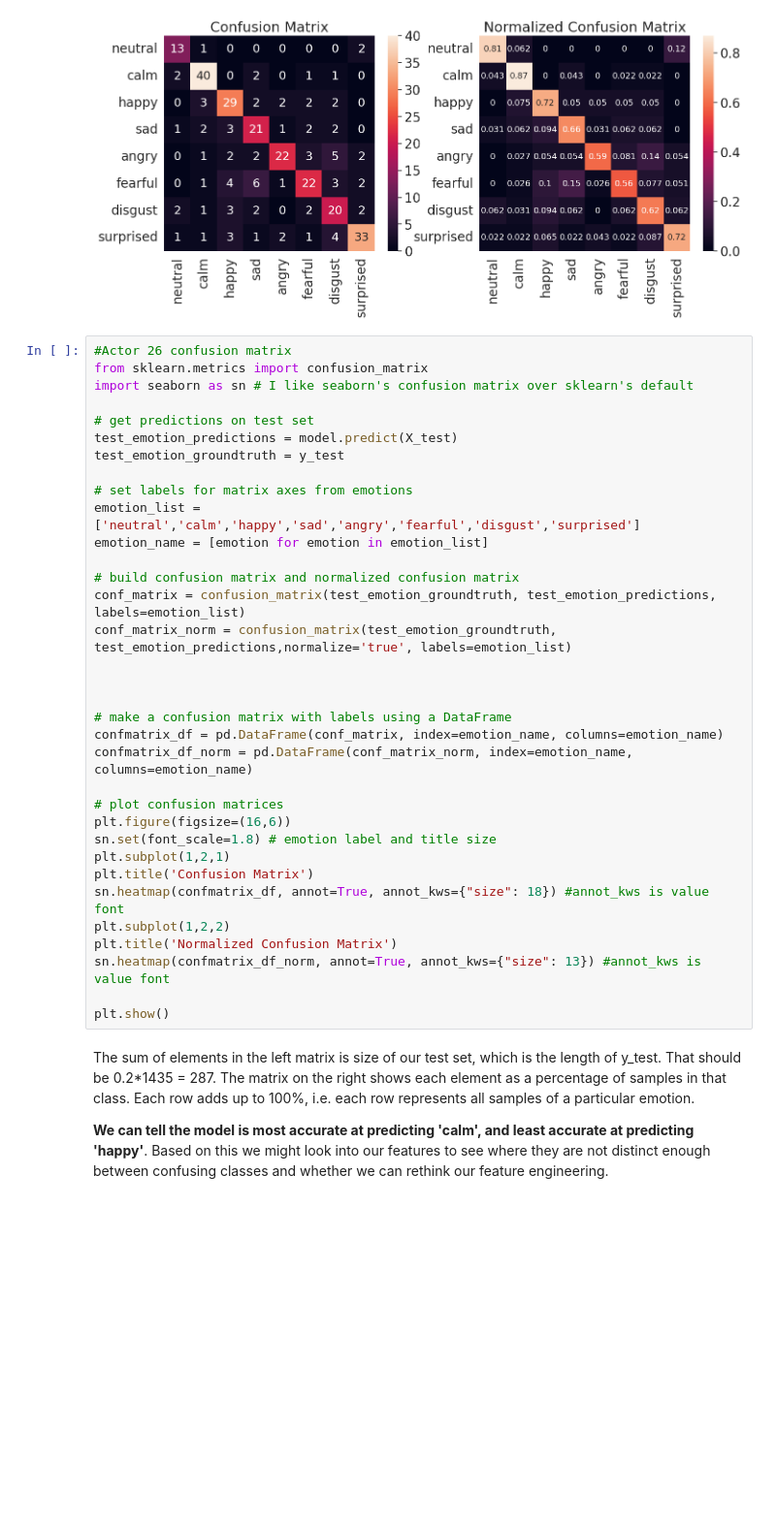
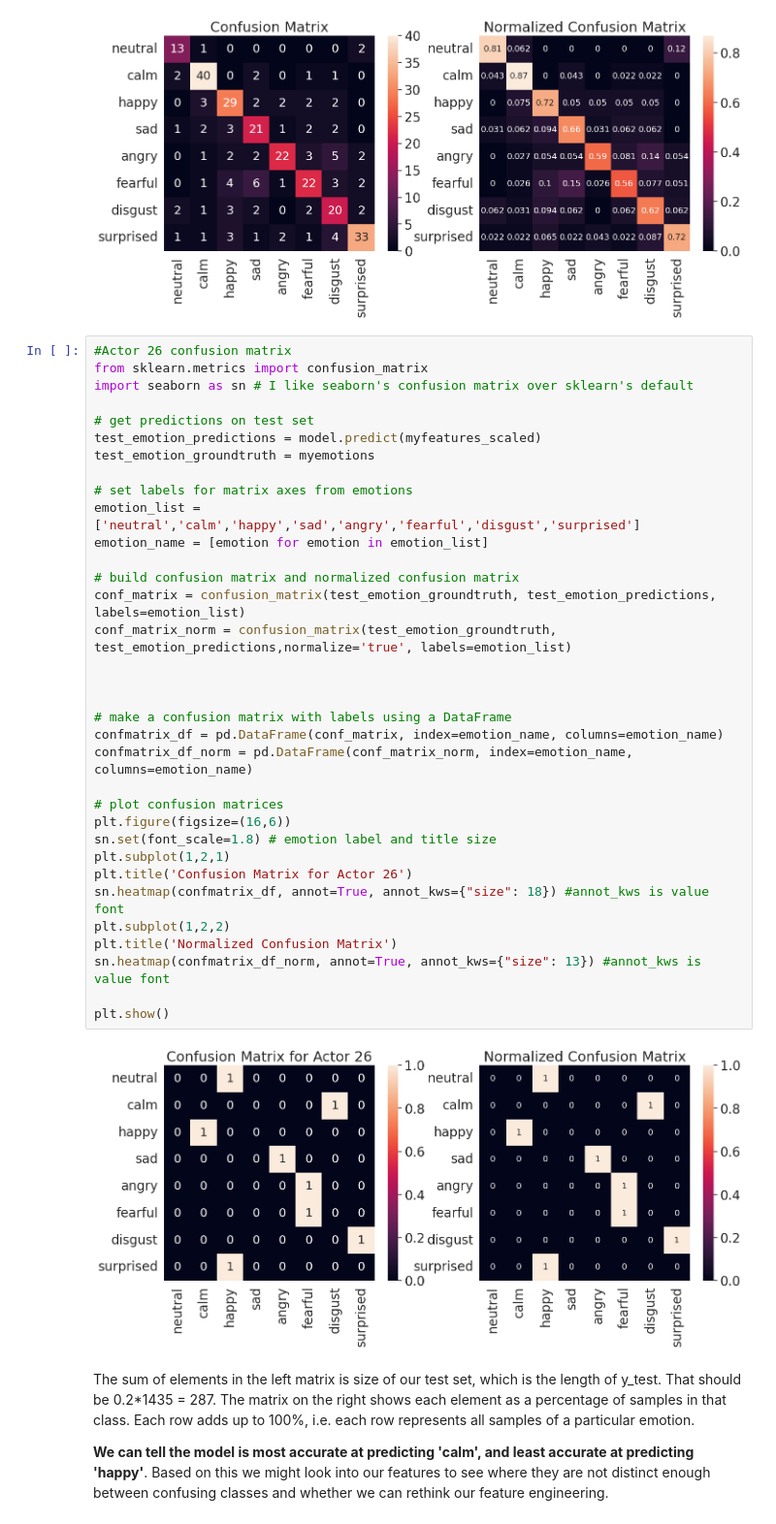
Before and after one commit to eyoung-15/Week4-NeuralNetworks, a Jupyter notebook: week4__neural_networks.ipynb, the cells around one changed output. Shown at 97% size. Drawn from its saved outputs; the diff is of its cells as text; blank space fills up the shorter version.

```diff
--- a/week4__neural_networks.ipynb
+++ b/week4__neural_networks.ipynb
@@ -705,36 +705,38 @@ plt.show()
 #Actor 26 confusion matrix
 from sklearn.metrics import confusion_matrix
 import seaborn as sn # I like seaborn's confusion matrix over sklearn's default
 
 # get predictions on test set
-test_emotion_predictions = model.predict(X_test)
-test_emotion_groundtruth = y_test
+test_emotion_predictions = model.predict(myfeatures_scaled)
+test_emotion_groundtruth = myemotions
 
 # set labels for matrix axes from emotions
 emotion_list =['neutral','calm','happy','sad','angry','fearful','disgust','surprised']
 emotion_name = [emotion for emotion in emotion_list]
 
 # build confusion matrix and normalized confusion matrix
 conf_matrix = confusion_matrix(test_emotion_groundtruth, test_emotion_predictions, labels=emotion_list)
 conf_matrix_norm = confusion_matrix(test_emotion_groundtruth, test_emotion_predictions,normalize='true', labels=emotion_list)
 
 
 
 # make a confusion matrix with labels using a DataFrame
 confmatrix_df = pd.DataFrame(conf_matrix, index=emotion_name, columns=emotion_name)
 confmatrix_df_norm = pd.DataFrame(conf_matrix_norm, index=emotion_name, columns=emotion_name)
 
 # plot confusion matrices
 plt.figure(figsize=(16,6))
 sn.set(font_scale=1.8) # emotion label and title size
 plt.subplot(1,2,1)
-plt.title('Confusion Matrix')
+plt.title('Confusion Matrix for Actor 26')
 sn.heatmap(confmatrix_df, annot=True, annot_kws={"size": 18}) #annot_kws is value font
 plt.subplot(1,2,2)
 plt.title('Normalized Confusion Matrix')
 sn.heatmap(confmatrix_df_norm, annot=True, annot_kws={"size": 13}) #annot_kws is value font
 
 plt.show()
+# %% [output]
+[figure, added]
 # %% [markdown]
 The sum of elements in the left matrix is size of our test set, which is the length of y_test. That should be 0.2*1435 = 287. The matrix on the right shows each element as a percentage of samples in that class. Each row adds up to 100%, i.e. each row represents all samples of a particular emotion.
 
```
Also changed, not shown: parts of 1 cell of this notebook.
